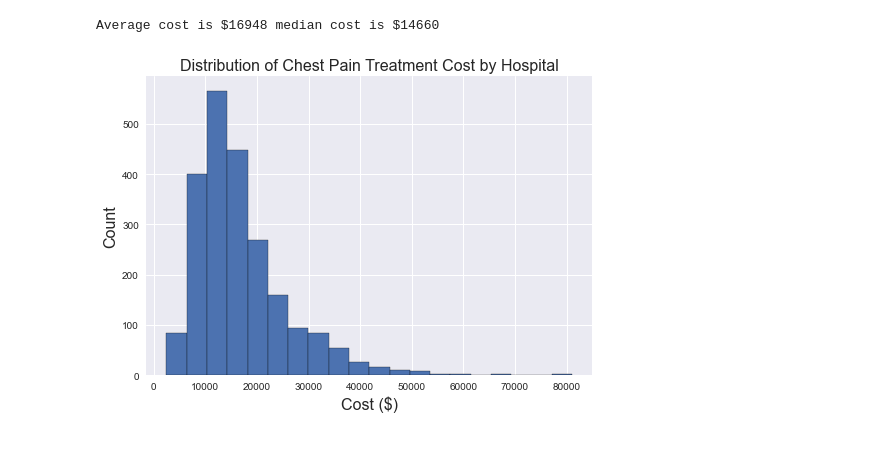
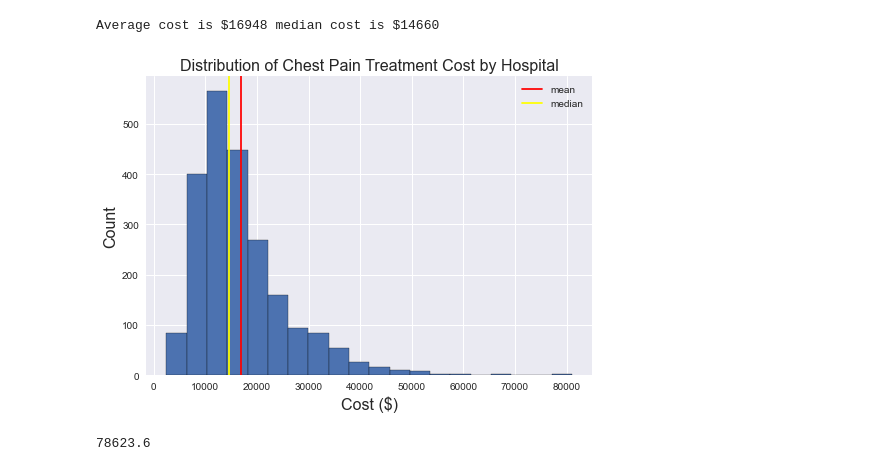
Before and after one commit to joeelorm/Data_Science, a Jupyter notebook: Distributions.ipynb, the cells around one changed output. Saved outputs shown, nothing was run; the diff lists cells and outputs as text; code cells hidden in the pictures.

```diff
--- a/Distributions.ipynb
+++ b/Distributions.ipynb
@@ -274,11 +274,13 @@ Average cost is $16948 median cost is $14660
 # %%
 plt.hist(cp_data[' Average Covered Charges '], bins=20, edgecolor='black')
 
 plt.title("Distribution of Chest Pain Treatment Cost by Hospital", fontsize = 16)
-plt.axvline(mean, color = '')
+plt.axvline(mean, color = 'red', label = 'mean')
+plt.axvline(median, color = 'yellow', label = 'median')
+plt.legend()
 plt.xlabel("Cost ($)", fontsize = 16)
 plt.ylabel("Count", fontsize = 16)
 
 plt.show()
 # %% [output]
-[figure, old version]
+[figure, new version]
@@ -284,0 +291,4 @@ plt.show()
+# %%
+range_of_cost
+# %% [output]
+78623.6
```
Also changed, not shown: parts of 1 cell of this notebook.
